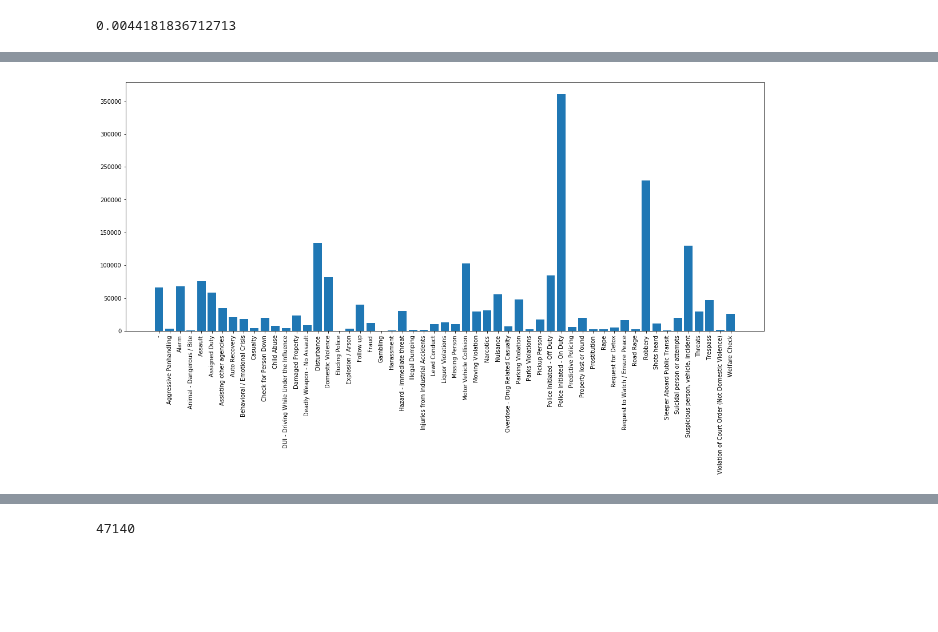
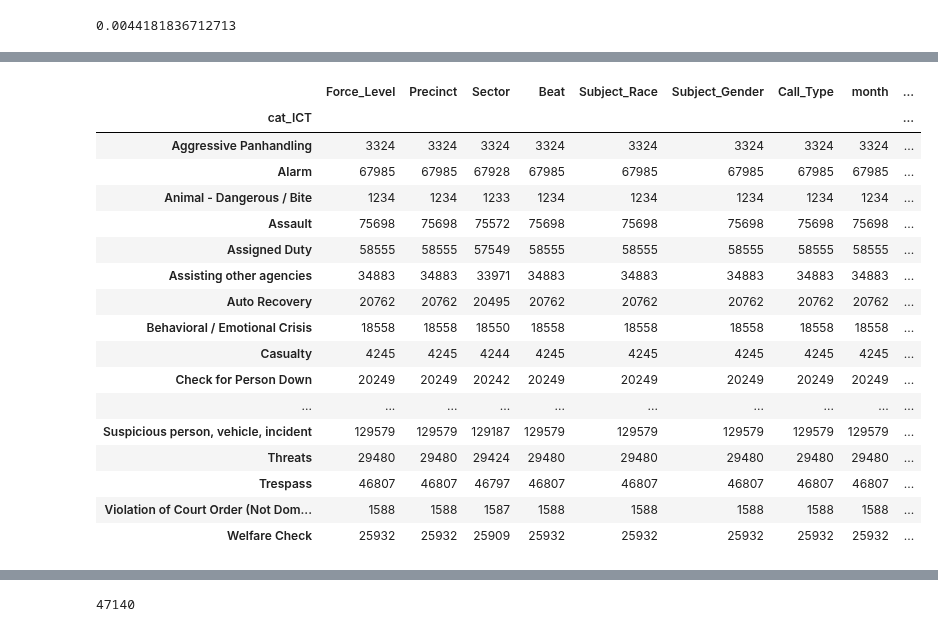
Before and after one commit to SarahMBurgart/use-of-force, a Jupyter notebook: Modeling.ipynb, the cells around one changed output, grey strips where cells are left out. Drawn from its saved outputs; the diff is of its cells as text; code cells hidden in the pictures; blank space fills up the shorter version.

```diff
--- a/Modeling.ipynb
+++ b/Modeling.ipynb
@@ -1498,11 +1483,21 @@ memory usage: 203.1+ MB
-# %%
-counts = nm.groupby("cat_ICT").count()
-counts["Force_Level"]
-list(counts.index)
-fig, ax = plt.subplots(1,1, figsize=(20,8))
-ax.bar(list(counts.index), counts["Force_Level"])
-ax.tick_params(axis='x', rotation=90)
-
-plt.savefig("cats.jpg")
-# %% [output]
-[figure, removed]
+# %%
+counts
+# %% [output]
+|  | Force_Level | Precinct | Sector | Beat | Subject_Race | Subject_Gender | Call_Type | month | ... |
+| cat_ICT |  |  |  |  |  |  |  |  | ... |
+| Aggressive Panhandling | 3324 | 3324 | 3324 | 3324 | 3324 | 3324 | 3324 | 3324 | ... |
+| Alarm | 67985 | 67985 | 67928 | 67985 | 67985 | 67985 | 67985 | 67985 | ... |
+| Animal - Dangerous / Bite | 1234 | 1234 | 1233 | 1234 | 1234 | 1234 | 1234 | 1234 | ... |
+| Assault | 75698 | 75698 | 75572 | 75698 | 75698 | 75698 | 75698 | 75698 | ... |
+| Assigned Duty | 58555 | 58555 | 57549 | 58555 | 58555 | 58555 | 58555 | 58555 | ... |
+| Assisting other agencies | 34883 | 34883 | 33971 | 34883 | 34883 | 34883 | 34883 | 34883 | ... |
+| Auto Recovery | 20762 | 20762 | 20495 | 20762 | 20762 | 20762 | 20762 | 20762 | ... |
+| Behavioral / Emotional Crisis | 18558 | 18558 | 18550 | 18558 | 18558 | 18558 | 18558 | 18558 | ... |
+| Casualty | 4245 | 4245 | 4244 | 4245 | 4245 | 4245 | 4245 | 4245 | ... |
+| Check for Person Down | 20249 | 20249 | 20242 | 20249 | 20249 | 20249 | 20249 | 20249 | ... |
+| ... | ... | ... | ... | ... | ... | ... | ... | ... | ... |
+| Suspicious person, vehicle, incident | 129579 | 129579 | 129187 | 129579 | 129579 | 129579 | 129579 | 129579 | ... |
+| Threats | 29480 | 29480 | 29424 | 29480 | 29480 | 29480 | 29480 | 29480 | ... |
+| Trespass | 46807 | 46807 | 46797 | 46807 | 46807 | 46807 | 46807 | 46807 | ... |
+| Violation of Court Order (Not Dom... | 1588 | 1588 | 1587 | 1588 | 1588 | 1588 | 1588 | 1588 | ... |
+| Welfare Check | 25932 | 25932 | 25909 | 25932 | 25932 | 25932 | 25932 | 25932 | ... |
```
Also changed, not shown: parts of 14 cells of this notebook, 12 other files.
